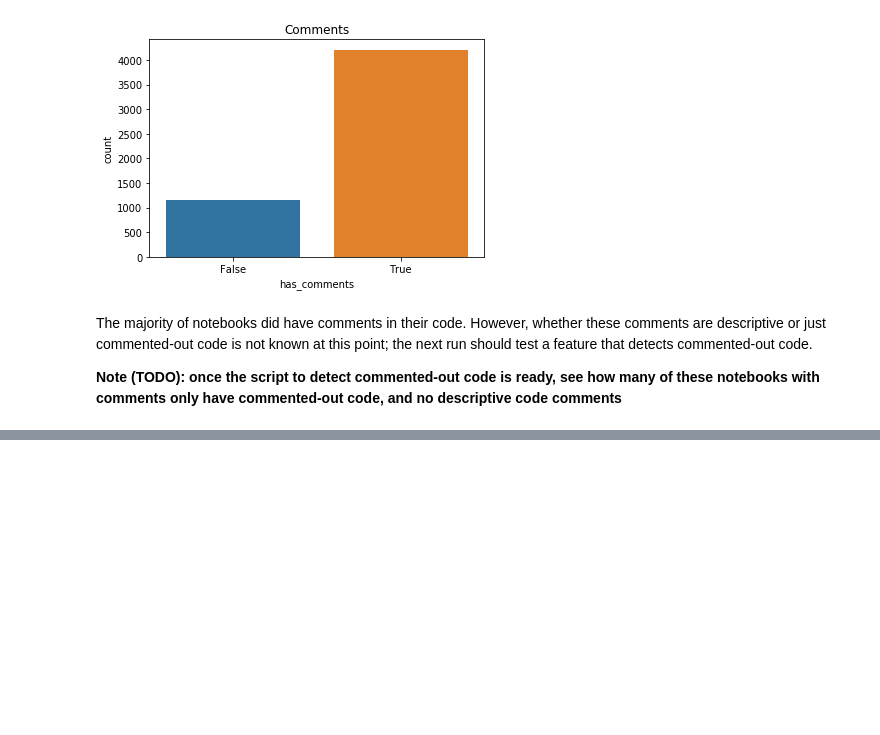
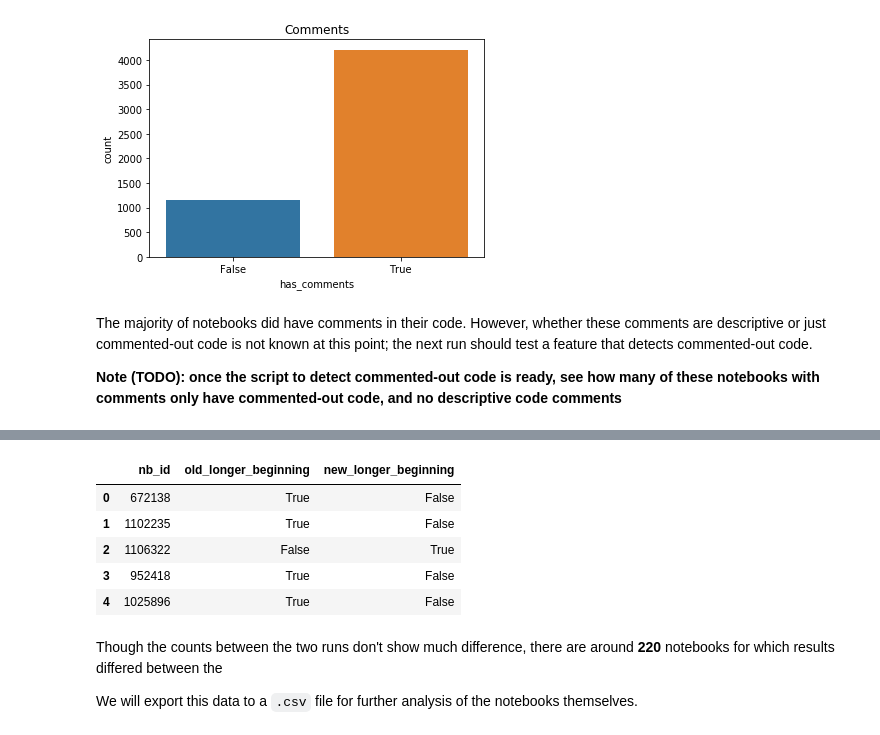
Before and after one commit to Isabel-Gan/quantifying-notebook-features, a Jupyter notebook: output/complete-runs/sixth-run/sixth-run-analysis.ipynb, the cells around one changed output, grey strips where cells are left out. Saved outputs shown, nothing was run; the diff lists cells and outputs as text; code cells hidden in the pictures; blank space fills up the shorter version.

Commit message:
longer_beginning differences between runs

```diff
--- a/output/complete-runs/sixth-run/sixth-run-analysis.ipynb
+++ b/output/complete-runs/sixth-run/sixth-run-analysis.ipynb
@@ -286,0 +294,56 @@ The majority of notebooks did have comments in their code. However, whether thes
+# %%
+# gather the rows of the relevant columns
+rows = list(clean_column('longer_beginning', results_df).iterrows())
+
+# define the condition to keep a row
+def condition ((_, row)):
+    nb_id = row['nb_id']
+    old_row = old_results_df.loc[old_results_df['nb_id'] == nb_id]
+    try:
+        return old_row['longer_beginning'].bool() != row['longer_beginning']
+    except:
+        return True
+
+# filter the list of rows
+differences = list(filter(condition, rows))
+differences_ids = list(map(lambda (_, row) : row['nb_id'], differences))
+
+# create a new dataframe with the notebook IDs and the old + new results
+differences_df = pd.DataFrame(columns = ['nb_id', 'old_longer_beginning', 'new_longer_beginning'])
+
+# template for rows that will be added to the dataframe
+differences_dict = {'nb_id': None, 'old_longer_beginning': None, 'new_longer_beginning': None}
+
+# add each notebook to the dataframe
+for nb_id in differences_ids:
+
+    # populate the row dictionary
+    differences_dict['nb_id'] = nb_id
+
+    row = results_df.loc[results_df['nb_id'] == nb_id]
+    try:
+        differences_dict['new_longer_beginning'] = row['longer_beginning'].bool()
+    except:
+        differences_dict['new_longer_beginning'] = None
+
+    old_row = old_results_df.loc[old_results_df['nb_id'] == nb_id]
+    try:
+        differences_dict['old_longer_beginning'] = old_row['longer_beginning'].bool()
+    except:
+        differences_dict['old_longer_beginning'] = None
+
+    differences_df = differences_df.append(differences_dict, ignore_index = True)
+# %%
+# initial look at the data
+differences_df.head()
+# %% [output]
+|  | nb_id | old_longer_beginning | new_longer_beginning |
+| 0 | 672138 | True | False |
+| 1 | 1102235 | True | False |
+| 2 | 1106322 | False | True |
+| 3 | 952418 | True | False |
+| 4 | 1025896 | True | False |
+# %% [markdown]
+Though the counts between the two runs don't show much difference, there are around **220** notebooks for which results differed between the
+
+We will export this data to a `.csv` file for further analysis of the notebooks themselves.
```
Also changed, not shown: parts of 4 cells of this notebook, 1 other file.
